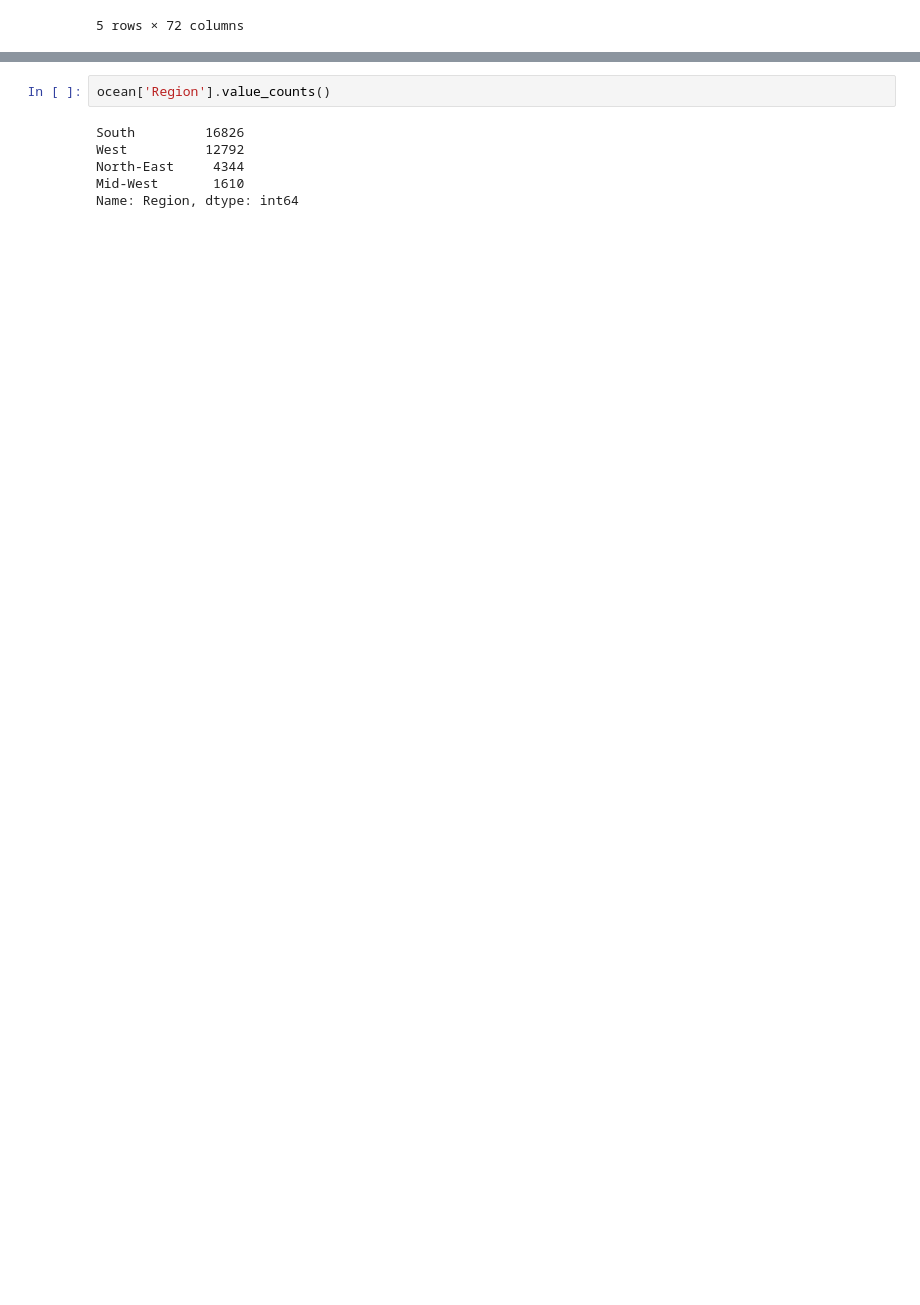
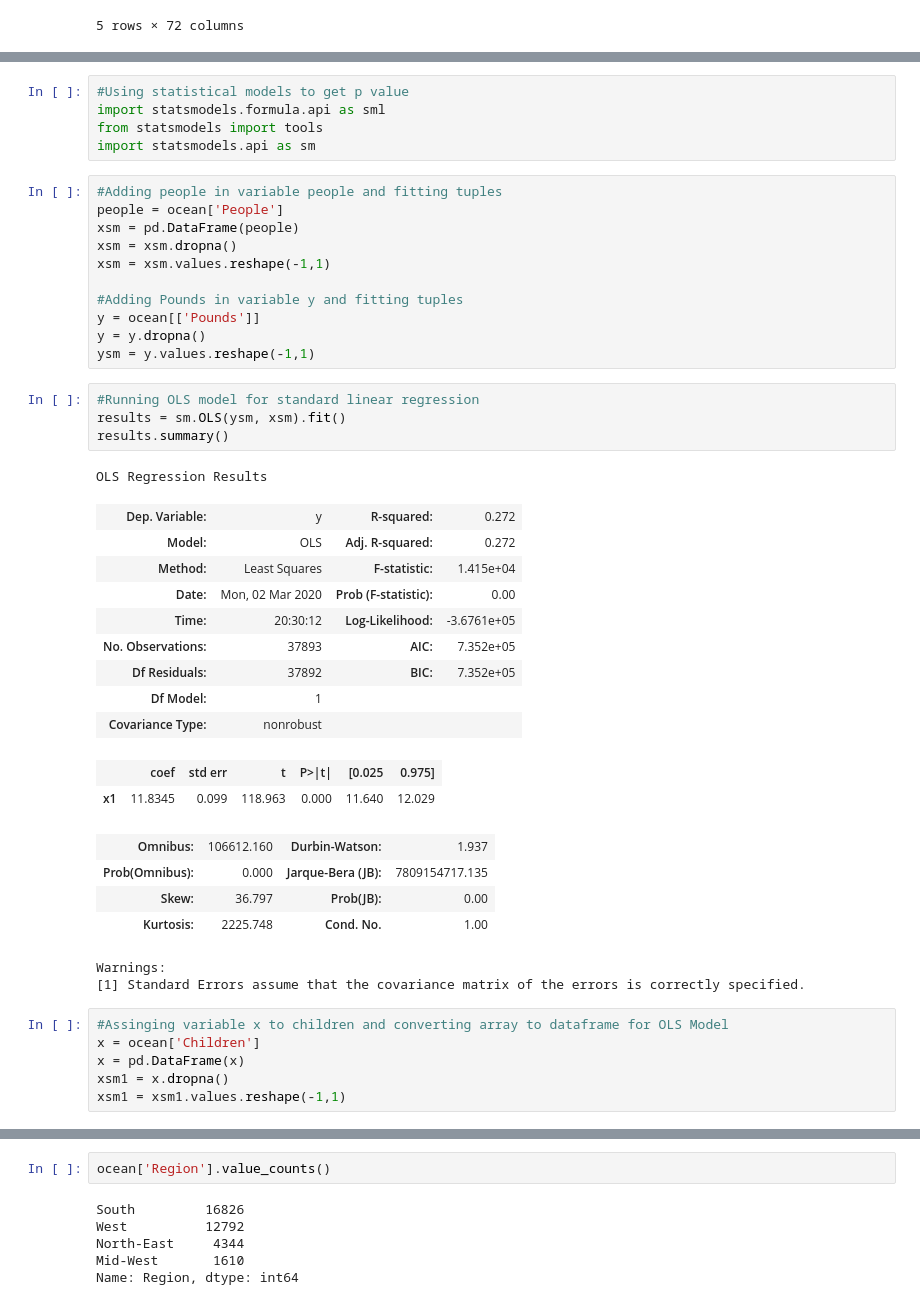
Before and after one commit to dhallankit/DataChallenge2020_DC20006, a Jupyter notebook: Data Challenge2.ipynb, the cells around one changed output, grey strips where cells are left out. Drawn from its saved outputs; the diff is of its cells as text; blank space fills up the shorter version.

```diff
--- a/Data Challenge2.ipynb
+++ b/Data Challenge2.ipynb
@@ -474,0 +510,45 @@ ocean.head()
+# %%
+#Using statistical models to get p value
+import statsmodels.formula.api as sml
+from statsmodels import tools
+import statsmodels.api as sm
+# %%
+#Adding people in variable people and fitting tuples
+people = ocean['People']
+xsm = pd.DataFrame(people)
+xsm = xsm.dropna()
+xsm = xsm.values.reshape(-1,1)
+
+#Adding Pounds in variable y and fitting tuples
+y = ocean[['Pounds']]
+y = y.dropna()
+ysm = y.values.reshape(-1,1)
+# %%
+#Running OLS model for standard linear regression
+results = sm.OLS(ysm, xsm).fit()
+results.summary()
+# %% [output]
+OLS Regression Results
+| Dep. Variable: | y | R-squared: | 0.272 |
+| Model: | OLS | Adj. R-squared: | 0.272 |
+| Method: | Least Squares | F-statistic: | 1.415e+04 |
+| Date: | Mon, 02 Mar 2020 | Prob (F-statistic): | 0.00 |
+| Time: | 20:30:12 | Log-Likelihood: | -3.6761e+05 |
+| No. Observations: | 37893 | AIC: | 7.352e+05 |
+| Df Residuals: | 37892 | BIC: | 7.352e+05 |
+| Df Model: | 1 |  |  |
+| Covariance Type: | nonrobust |  |  |
+|  | coef | std err | t | P>|t| | [0.025 | 0.975] |
+| x1 | 11.8345 | 0.099 | 118.963 | 0.000 | 11.640 | 12.029 |
+| Omnibus: | 106612.160 | Durbin-Watson: | 1.937 |
+| Prob(Omnibus): | 0.000 | Jarque-Bera (JB): | 7809154717.135 |
+| Skew: | 36.797 | Prob(JB): | 0.00 |
+| Kurtosis: | 2225.748 | Cond. No. | 1.00 |
+Warnings:
+[1] Standard Errors assume that the covariance matrix of the errors is correctly specified.
+# %%
+#Assinging variable x to children and converting array to dataframe for OLS Model
+x = ocean['Children']
+x = pd.DataFrame(x)
+xsm1 = x.dropna()
+xsm1 = xsm1.values.reshape(-1,1)
```
Also changed, not shown: parts of 32 cells of this notebook.
